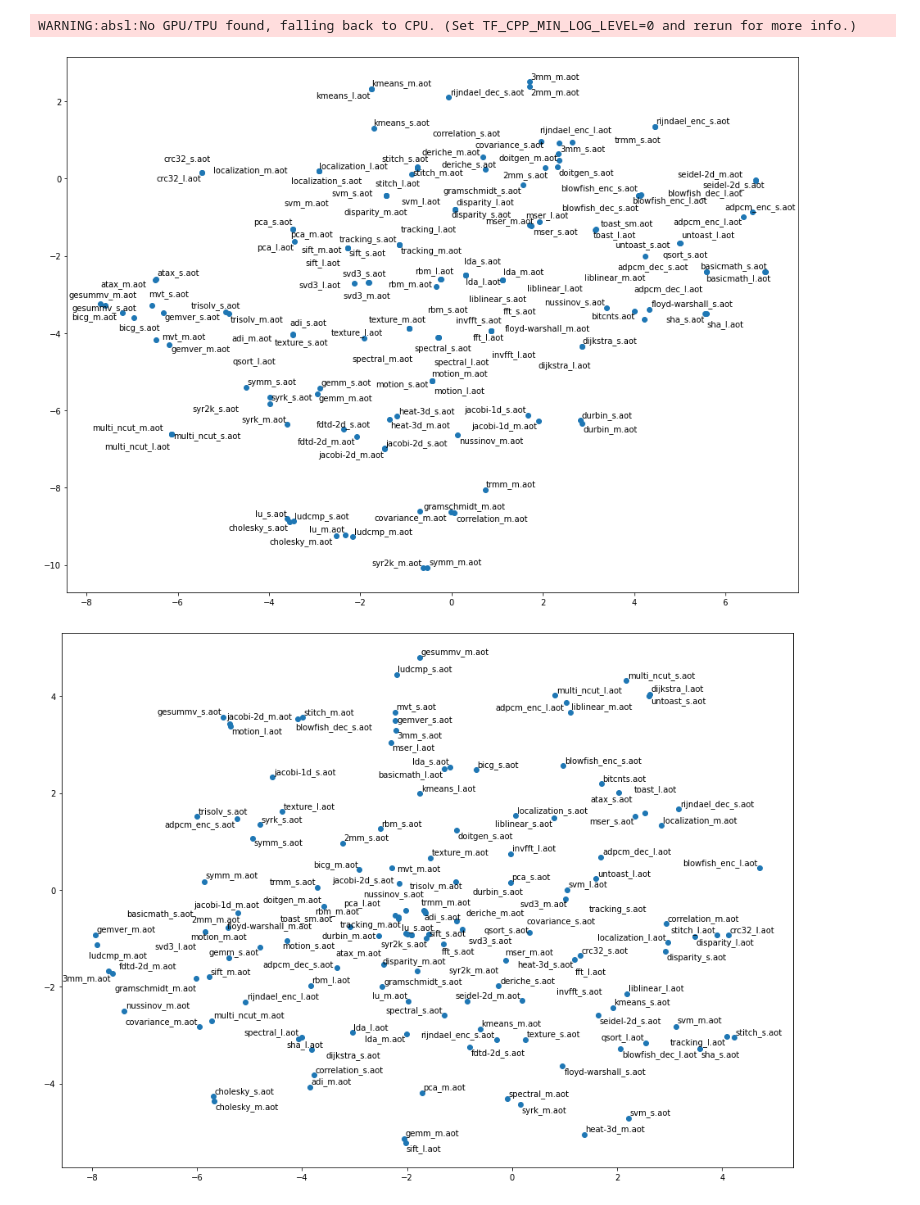
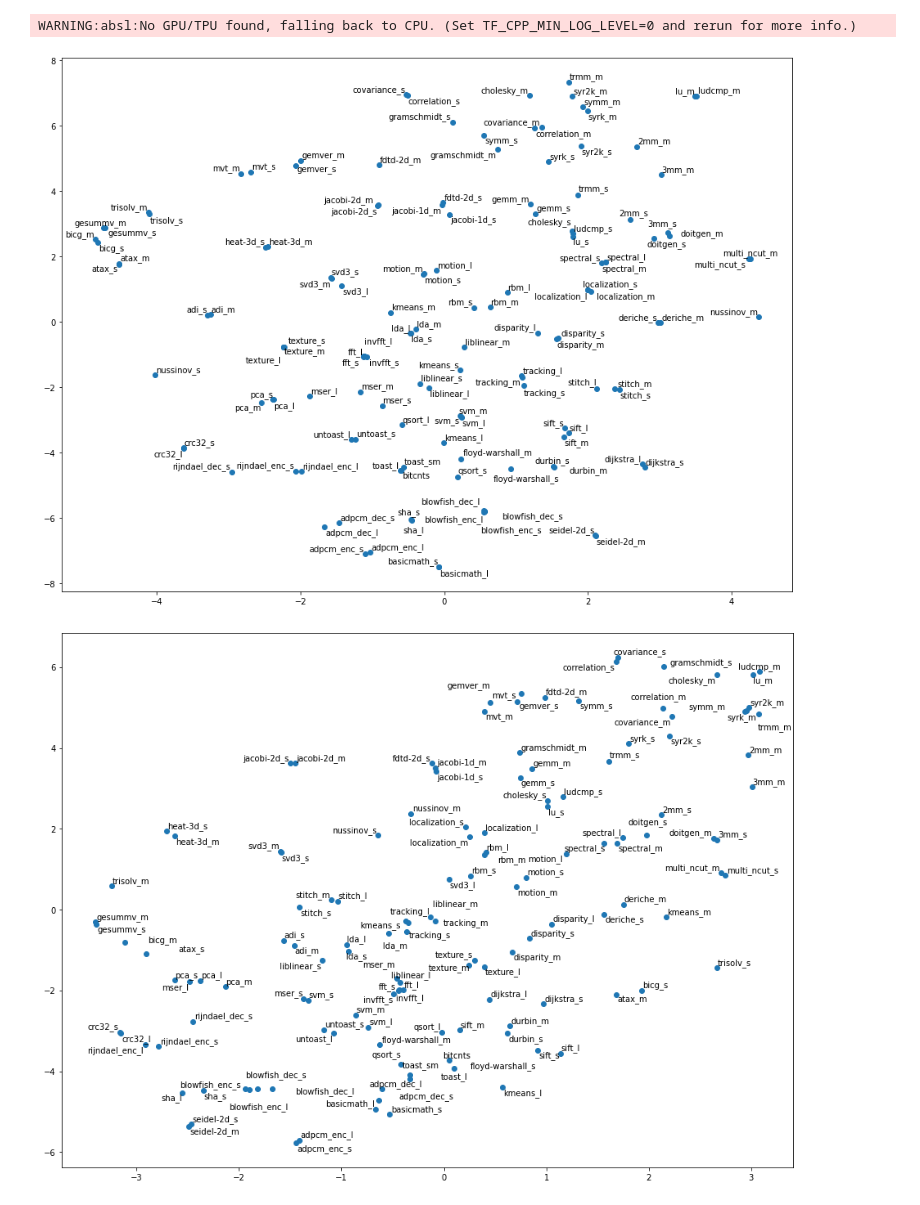
Before and after one commit to WiseLabCMU/pitot, a Jupyter notebook: notebooks/tsne.ipynb, the cells around one changed output. Saved outputs shown, nothing was run; the diff lists cells and outputs as text; code cells hidden in the pictures.

Commit message:
Update notebooks, organize figure drawing

```diff
--- a/notebooks/tsne.ipynb
+++ b/notebooks/tsne.ipynb
@@ -12,7 +14,5 @@ from plot import Result, Method
 # %%
-from tqdm.notebook import tqdm
-
-ds = Dataset("data.npz", offset=1000. * 1000.)
+ds = Dataset("data/data.npz", if_data="data/if.npz", offset=1000. * 1000.)
 
 with open("results/manifest.json") as f:
     methods = json.load(f)
@@ -24,19 +24,20 @@ results = {
 # %% [output]
 WARNING:absl:No GPU/TPU found, falling back to CPU. (Set TF_CPP_MIN_LOG_LEVEL=0 and rerun for more info.)
 # %%
-from sklearn.manifold import TSNE
+from MulticoreTSNE import MulticoreTSNE as TSNE
 from adjustText import adjust_text
 from sklearn.preprocessing import StandardScaler
+from sklearn.decomposition import PCA
 
 def tsne(result):
 
     fig, axs = plt.subplots(1, 1, figsize=(16, 12))
 
-    data = np.load(result.path)["module_emb"][0, 0]
+    data = np.load(result.path)["M"][0, 0]
     scaled = StandardScaler().fit_transform(data)
-
     xy = TSNE(
-        n_components=2, random_state=0, perplexity=50).fit_transform(scaled)
+        n_components=2, random_state=0, perplexity=50,
+        n_jobs=6).fit_transform(scaled)
     axs.scatter(xy[:, 0], xy[:, 1])
 
     texts = [
@@ -46,8 +47,8 @@ def tsne(result):
 # %%
 tsne(results["embedding"].results[-1])
 # %% [output]
-[figure, old version]
+[figure, new version]
 # %%
-tsne(results["linear64"].results[-1])
+tsne(results["Lr64"].results[-1])
 # %% [output]
-[figure, old version]
+[figure, new version]
```
Also changed, not shown: parts of 2 cells of this notebook, 8 other files.
